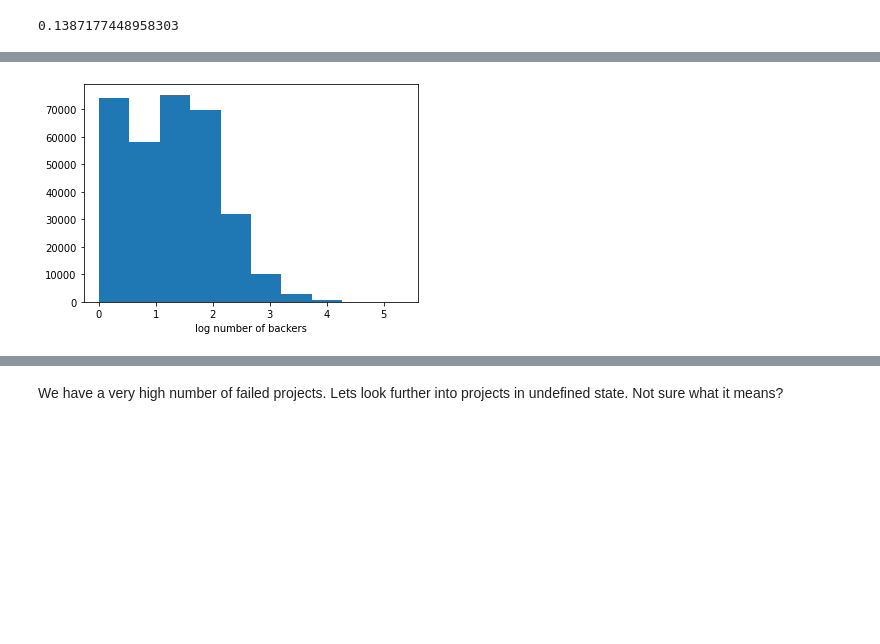
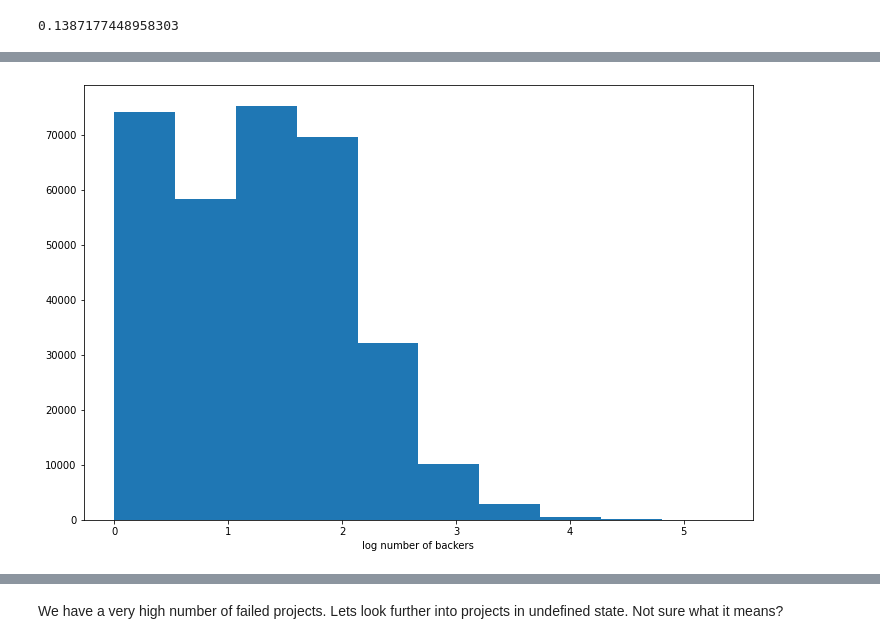
Before and after one commit to sumitkumar-00/kickstarter, a Jupyter notebook: kickstarter.ipynb, the cells around one changed output, grey strips where cells are left out. Saved outputs shown, nothing was run; the diff lists cells and outputs as text; code cells hidden in the pictures; blank space fills up the shorter version.

```diff
--- a/kickstarter.ipynb
+++ b/kickstarter.ipynb
@@ -208,10 +216,11 @@ plt.show();
 # %%
 #Lets look at the distribution of number of backers.
+plt.figure(figsize=(12,8))
 np.log10(ks.loc[ks['backers'] > 0, 'backers'])
 plt.hist(np.log10(ks.loc[ks['backers'] > 0, 'backers']));
 plt.xlabel('log number of backers')
 plt.show();
 # %% [output]
-[figure, old version]
+[figure, new version]
 # %%
 # Lets look at count of projects in different statuses
```
Also changed, not shown: parts of 14 cells of this notebook.
